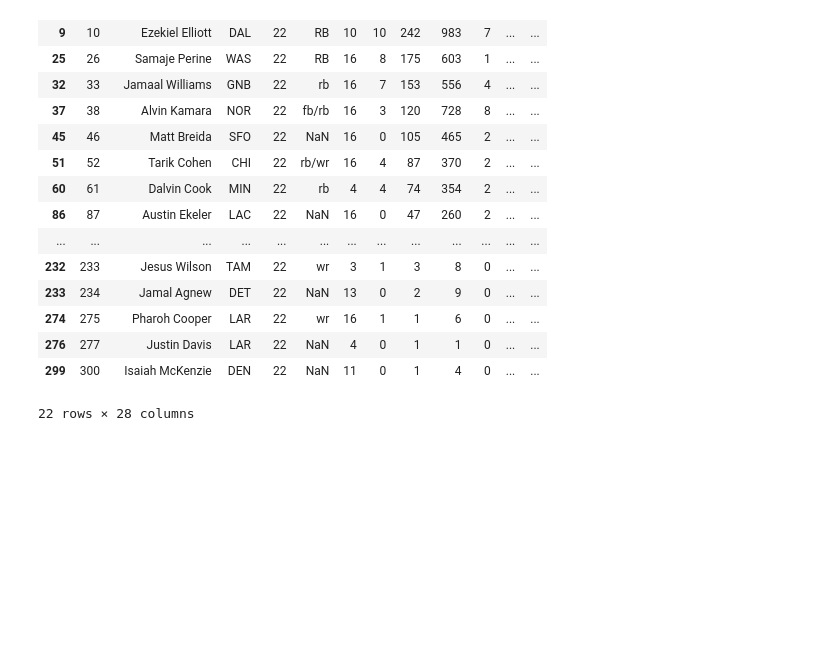
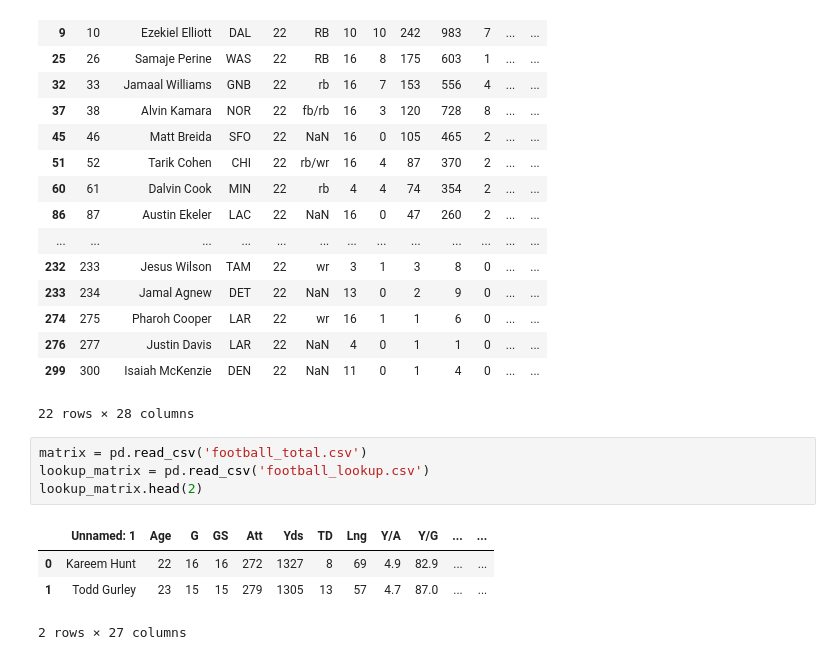
Before and after one commit to greg-smith1/Football_Comparables, a Jupyter notebook: data_gen.ipynb, the cells around one changed output. Drawn from its saved outputs; the diff is of its cells as text; blank space fills up the shorter version.

```diff
--- a/data_gen.ipynb
+++ b/data_gen.ipynb
@@ -192,3 +192,12 @@ players_lookup.loc[(players_lookup['Age']==age)]
 | 276 | 277 | Justin Davis | LAR | 22 | NaN | 4 | 0 | 1 | 1 | 0 | ... | ... |
 | 299 | 300 | Isaiah McKenzie | DEN | 22 | NaN | 11 | 0 | 1 | 4 | 0 | ... | ... |
 22 rows × 28 columns
+# %%
+matrix = pd.read_csv('football_total.csv')
+lookup_matrix = pd.read_csv('football_lookup.csv')
+lookup_matrix.head(2)
+# %% [output]
+|  | Unnamed: 1 | Age | G | GS | Att | Yds | TD | Lng | Y/A | Y/G | ... | ... |
+| 0 | Kareem Hunt | 22 | 16 | 16 | 272 | 1327 | 8 | 69 | 4.9 | 82.9 | ... | ... |
+| 1 | Todd Gurley | 23 | 15 | 15 | 279 | 1305 | 13 | 57 | 4.7 | 87.0 | ... | ... |
+2 rows × 27 columns
```
Also changed, not shown: parts of 2 cells of this notebook.
